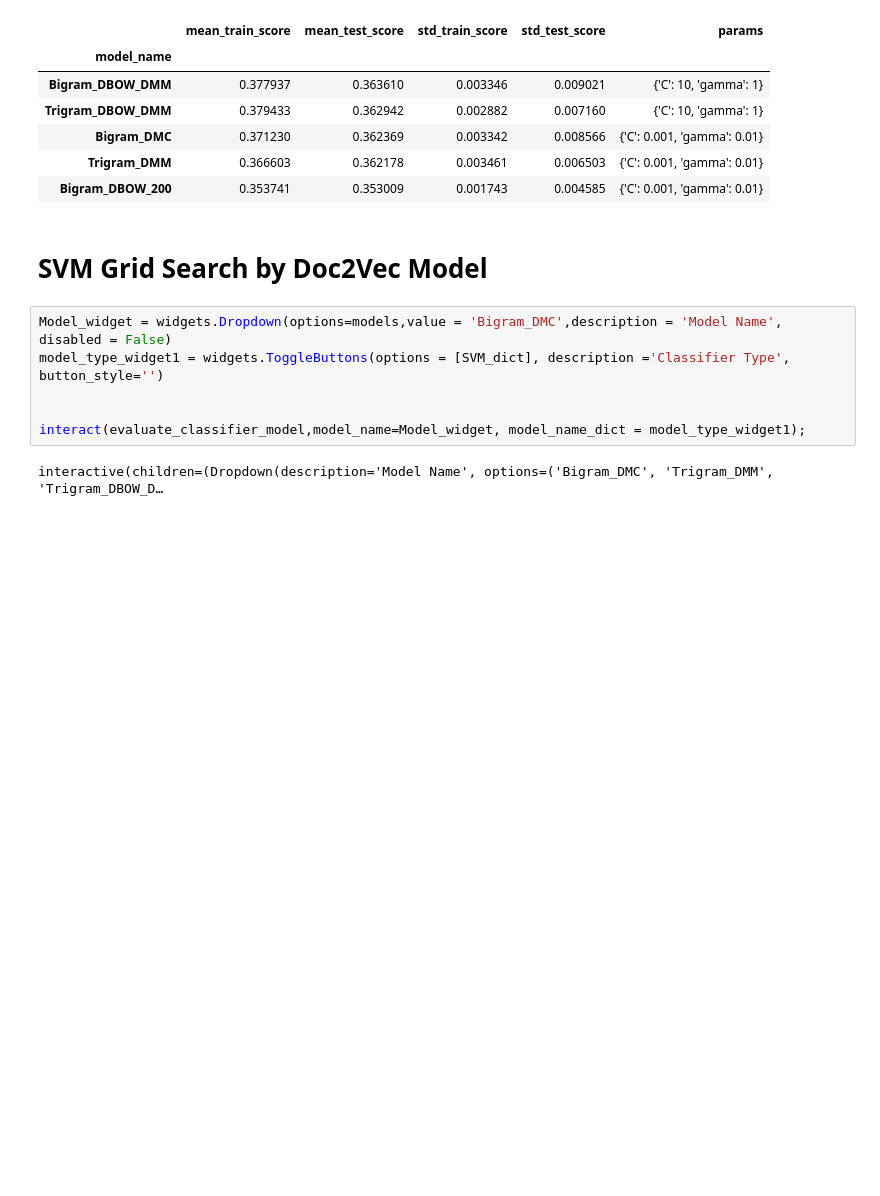
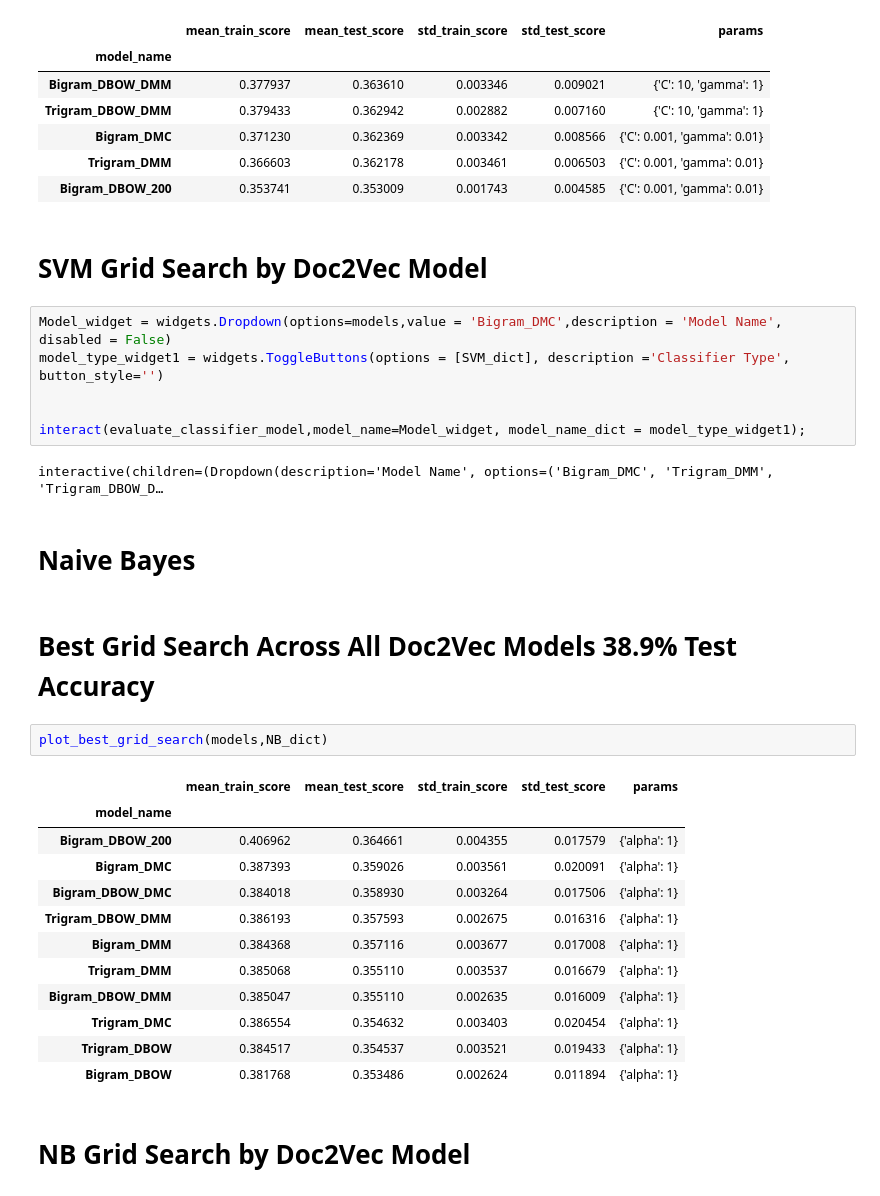
Before and after one commit to mrethana/news_bias_final, a Jupyter notebook: Classifier Evaluation Dashboard.ipynb, the cells around one changed output. Saved outputs shown, nothing was run; the diff lists cells and outputs as text; blank space fills up the shorter version.

```diff
--- a/Classifier Evaluation Dashboard.ipynb
+++ b/Classifier Evaluation Dashboard.ipynb
@@ -212,3 +213,24 @@ model_type_widget1 = widgets.ToggleButtons(options = [SVM_dict], description ='C
 interact(evaluate_classifier_model,model_name=Model_widget, model_name_dict = model_type_widget1);
 # %% [output]
 interactive(children=(Dropdown(description='Model Name', options=('Bigram_DMC', 'Trigram_DMM', 'Trigram_DBOW_D…
+# %% [markdown]
+# Naive Bayes
+# %% [markdown]
+# Best Grid Search Across All Doc2Vec Models 38.9% Test Accuracy
+# %%
+plot_best_grid_search(models,NB_dict)
+# %% [output]
+|  | mean_train_score | mean_test_score | std_train_score | std_test_score | params |
+| model_name |  |  |  |  |  |
+| Bigram_DBOW_200 | 0.406962 | 0.364661 | 0.004355 | 0.017579 | {'alpha': 1} |
+| Bigram_DMC | 0.387393 | 0.359026 | 0.003561 | 0.020091 | {'alpha': 1} |
+| Bigram_DBOW_DMC | 0.384018 | 0.358930 | 0.003264 | 0.017506 | {'alpha': 1} |
+| Trigram_DBOW_DMM | 0.386193 | 0.357593 | 0.002675 | 0.016316 | {'alpha': 1} |
+| Bigram_DMM | 0.384368 | 0.357116 | 0.003677 | 0.017008 | {'alpha': 1} |
+| Trigram_DMM | 0.385068 | 0.355110 | 0.003537 | 0.016679 | {'alpha': 1} |
+| Bigram_DBOW_DMM | 0.385047 | 0.355110 | 0.002635 | 0.016009 | {'alpha': 1} |
+| Trigram_DMC | 0.386554 | 0.354632 | 0.003403 | 0.020454 | {'alpha': 1} |
+| Trigram_DBOW | 0.384517 | 0.354537 | 0.003521 | 0.019433 | {'alpha': 1} |
+| Bigram_DBOW | 0.381768 | 0.353486 | 0.002624 | 0.011894 | {'alpha': 1} |
+# %% [markdown]
+# NB Grid Search by Doc2Vec Model
```
Also changed, not shown: parts of 2 cells of this notebook.
